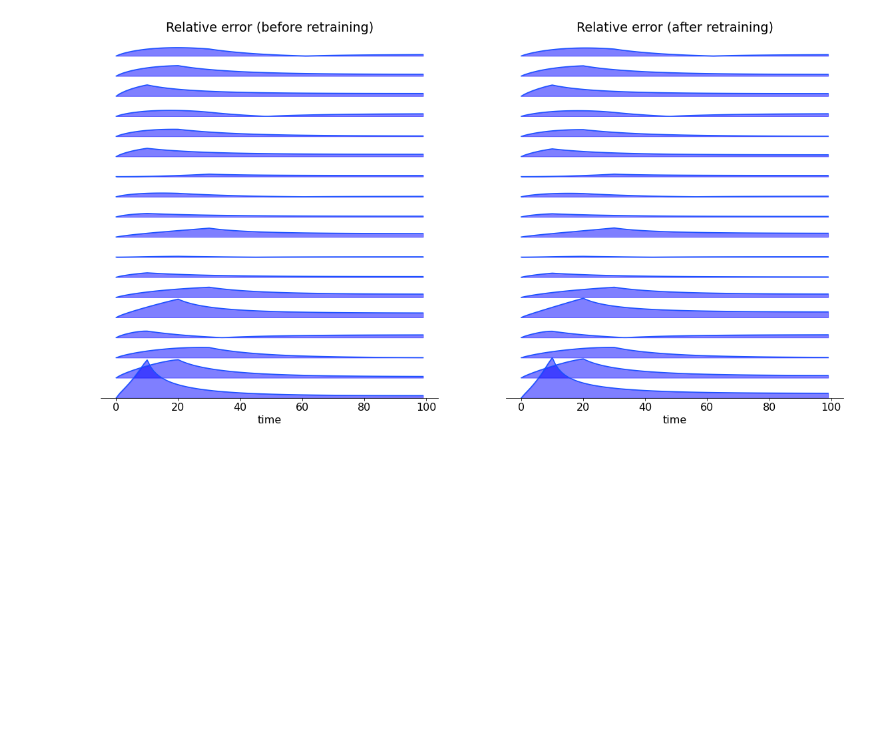
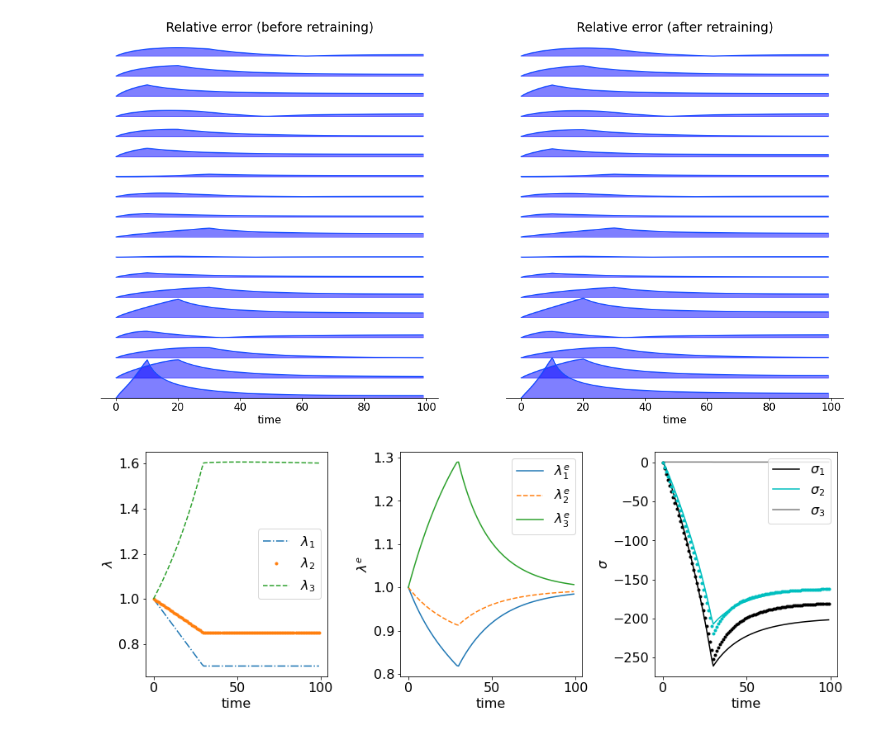
Before and after one commit to VatsalSy/nvisco, a Jupyter notebook: nvisco.ipynb, the cells around one changed output. Drawn from its saved outputs; the diff is of its cells as text; code cells hidden in the pictures; blank space fills up the shorter version.

```diff
--- a/nvisco.ipynb
+++ b/nvisco.ipynb
@@ -54,7 +56,7 @@ def dPhi_gov(tau_i, etad = 1360, etav = 175000): #This function takes in tau mat
 
 # N-ODE based Φ
 def dPhi_NODE(taui, Phi_params):
-    # NODE1_params, NODE2_params, NODE3_params, NODE4_params, NODE5_params = Phi_params
+    NODE1_params, NODE2_params, NODE3_params, NODE4_params, NODE5_params = Phi_params
 
     tau1 = taui[0]
     tau2 = taui[1]
@@ -148,16 +150,14 @@ def sigma(inputs, params):
                   [0, lm2**2, 0],
                   [0, 0, lm3**2]])
 
-    sigma_EQ = mu/J*(b-np.eye(3)) + 2*K*(J-1)*np.eye(3)
-    # sigma_EQ  = sigma_NODE(lm1, lm2, lm3, Psi_eq_params)
-    # sigma_NEQ = sigma_NODE(lm1, lm2, lm3, Psi_neq_params)
+    # sigma_EQ = mu/J*(b-np.eye(3)) + 2*K*(J-1)*np.eye(3)
+    sigma_EQ  = sigma_NODE(lm1, lm2, lm3, Psi_eq_params)
+    sigma_NEQ = sigma_NODE(lm1e, lm2e, lm3e, Psi_neq_params)
     sigma = sigma_NEQ + sigma_EQ
     return sigma
 getsigma = vmap(sigma, in_axes=(0, None), out_axes=0)
 
-def sigma33(inputs, params):
-    return sigma(inputs,params)[2,2]
-dsigma33 = grad(sigma33)
+dsigma33 = grad(lambda inputs, params: sigma(inputs,params)[2,2])
 # %%
 def yprime(y, t, lm1dot, lm2dot, tpeak, params):
     Psi_eq_params, Psi_neq_params, Phi_params = params
@@ -167,9 +167,9 @@ def yprime(y, t, lm1dot, lm2dot, tpeak, params):
     false_fun = lambda t: np.array([   0.0,    0.0], dtype='float64')
     lm1dot, lm2dot = cond(t<tpeak, true_fun, false_fun, t)
 
-    tau_A = tau_NEQ(lm1e, lm2e, lm3e)
-    # tau_A = tau_NEQ_NODE(lm1e, lm2e, lm3e, Psi_neq_params)
-    # tau_A = np.array([tau_A[0,0], tau_A[1,1], tau_A[2,2]])
+    # tau_A = tau_NEQ(lm1e, lm2e, lm3e)
+    tau_A = tau_NEQ_NODE(lm1e, lm2e, lm3e, Psi_neq_params)
+    tau_A = np.array([tau_A[0,0], tau_A[1,1], tau_A[2,2]])
     dphidtaui = dPhi_NODE(tau_A, Phi_params)
     # dphidtaui = dPhi_gov(tau_A)
 
@@ -381,3 +371,38 @@ pass
 # %% [output]
 Max error =  216.1055576989142
 [figure]
+# %%
+j = 5
+i = 100
+t = time[j,:i]
+lm1 = lmb_x[j,:i]
+lm2 = lmb_y[j,:i]
+sigx = sgm_x[j,:i]
+sigy = sgm_y[j,:i]
+sig,lm1,lm2,lm3,lm1e,lm2e,lm3e = biaxial_visco(params, t, lm1, lm2)
+
+fig, ax = plt.subplots(1,3, figsize=(15,5))
+fig.subplots_adjust(wspace=0.4)
+
+ax[0].plot(t, lm1, '-.',label='$\lambda_1$')
+ax[0].plot(t, lm2, '.',label='$\lambda_2$')
+ax[0].plot(t, lm3, '--',label='$\lambda_3$')
+ax[0].set(xlabel='time', ylabel='$\lambda$')
+ax[0].legend()
+
+ax[1].plot(t, lm1e, label='$\lambda_1^e$')
+ax[1].plot(t, lm2e, '--', label='$\lambda_2^e$')
+ax[1].plot(t, lm3e, label='$\lambda_3^e$')
+ax[1].set(xlabel='time', ylabel='$\lambda^e$')
+ax[1].legend()
+
+ax[2].plot(t, sig[:,0,0], 'k-',label='$\sigma_1$')
+ax[2].plot(t, sig[:,1,1], 'c-',label='$\sigma_2$')
+ax[2].plot(t, sig[:,2,2], 'gray',label='$\sigma_3$')
+ax[2].plot(t, sigx, 'k.')
+ax[2].plot(t, sigy, 'c.')
+ax[2].set(xlabel='time', ylabel='$\sigma$')
+ax[2].legend(loc='upper right')
+pass
+# %% [output]
+[figure, added]
```
Also changed, not shown: parts of 9 cells of this notebook, 1 other file.
